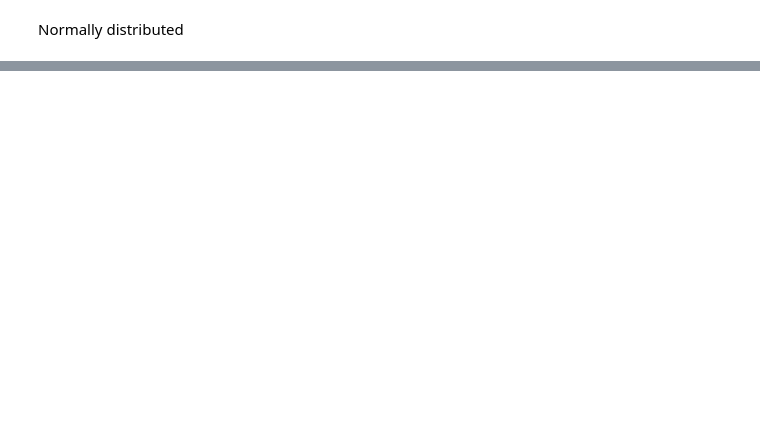
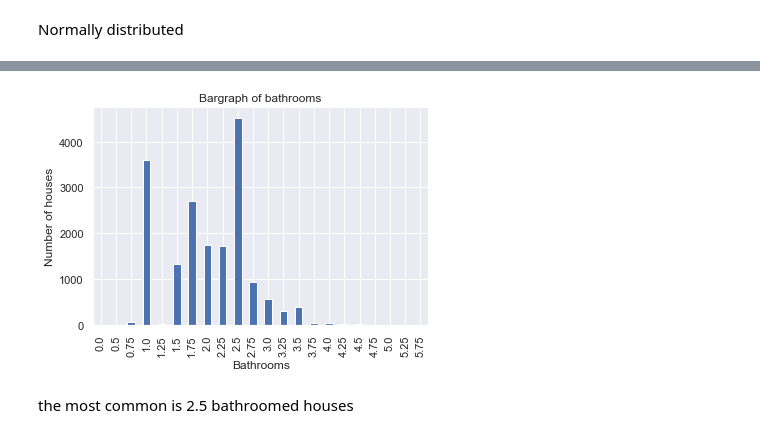
Before and after one commit to mbururyan/HAAS-house-prices, a Jupyter notebook: house-price-reg.ipynb, the cells around one changed output, grey strips where cells are left out. Saved outputs shown, nothing was run; the diff lists cells and outputs as text; code cells hidden in the pictures; blank space fills up the shorter version.

```diff
--- a/house-price-reg.ipynb
+++ b/house-price-reg.ipynb
@@ -349,0 +379,11 @@ Normally distributed as well
+# %%
+# Bar graph vizualizing houses with a certain number of bathrooms
+df.groupby('bathrooms')['bathrooms'].count().plot(kind='bar')
+plt.title('Bargraph of bathrooms')
+plt.xlabel('Bathrooms')
+plt.ylabel('Number of houses')
+plt.show()
+# %% [output]
+[figure, added]
+# %% [markdown]
+the most common is 2.5 bathroomed houses
```
Also changed, not shown: parts of 42 cells of this notebook.
